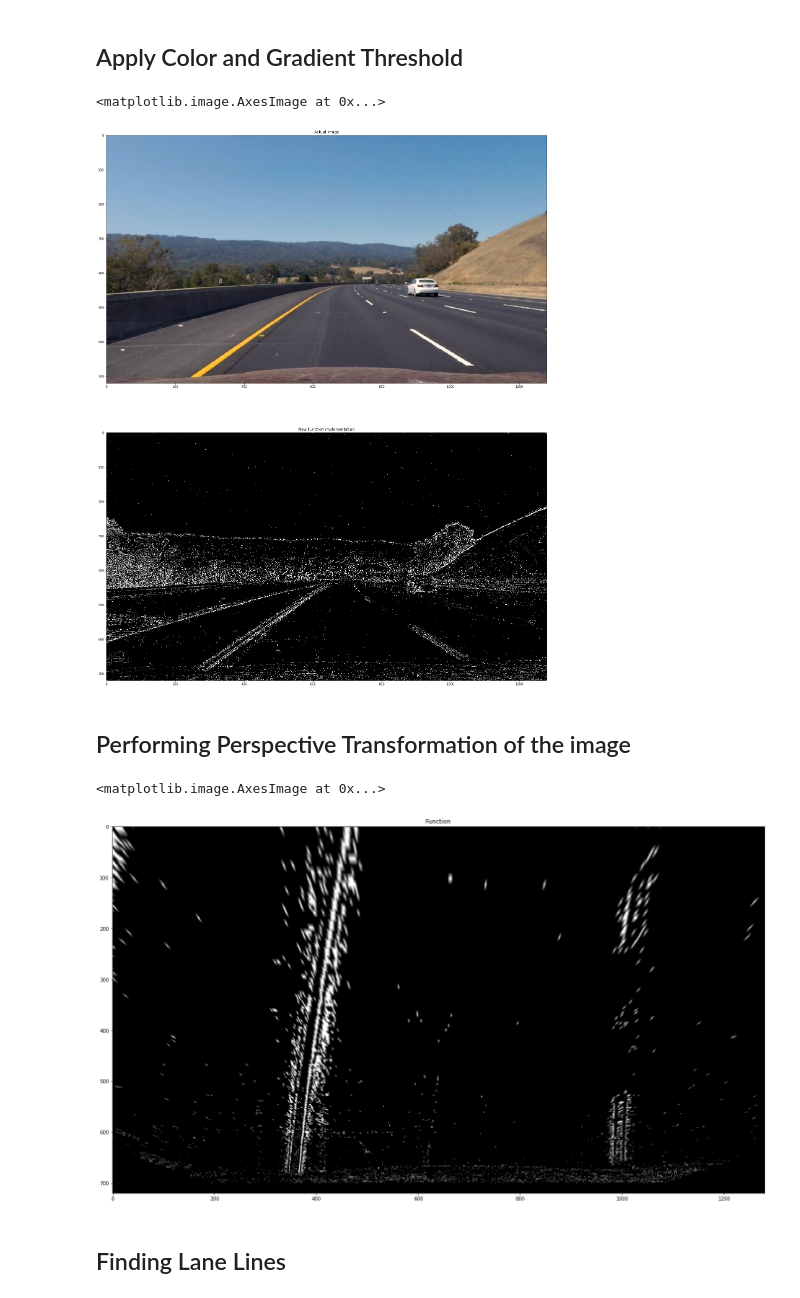
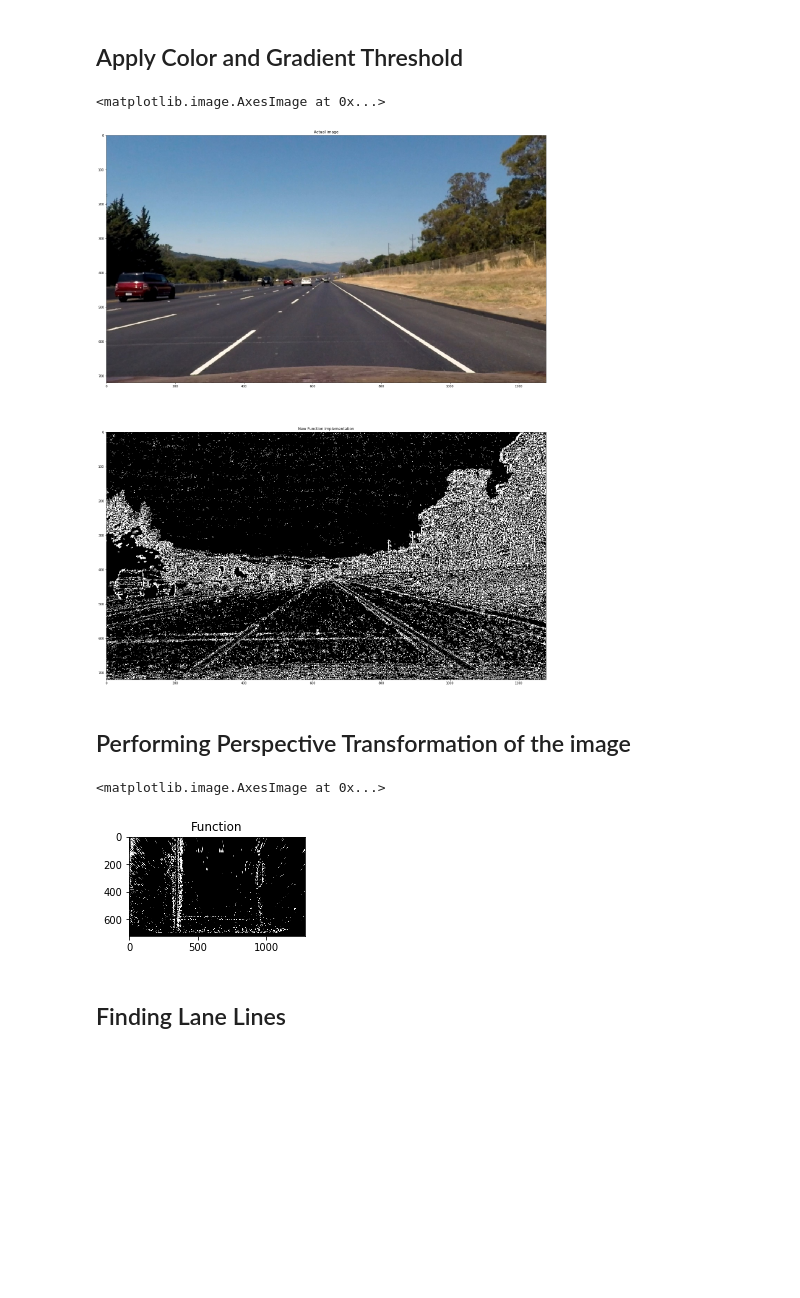
Before and after one commit to AbhilashAbhimsh/Advanced_Lane-lines, a Jupyter notebook: Project.ipynb, the cells around one changed output. Drawn from its saved outputs; the diff is of its cells as text; code cells hidden in the pictures; blank space fills up the shorter version.

```diff
--- a/Project.ipynb
+++ b/Project.ipynb
@@ -56,0 +57,4 @@ plt.imshow(undistorted_img)
+# %%
+image_path = 'test_images/straight_lines2.jpg'
+undistorted_original = undistort_image(image_path, mtx, dist)
+plt.imshow(undistorted_original)
@@ -63,8 +70,8 @@ plt.subplot(311)
 plt.title("Actual image")
 plt.imshow(undistorted_original)
 
-def apply_adaptive_thresholding(undistorted_color_image, channel_index_in_hls=2, kernel_size=5, correction=2):
-    hls = cv2.cvtColor(img, cv2.COLOR_RGB2HLS)
+def apply_adaptive_thresholding(undistorted_color_image, channel_index_in_hls=2, kernel_size=5, correction=0):
+    hls = cv2.cvtColor(undistorted_color_image, cv2.COLOR_RGB2HLS)
     return cv2.adaptiveThreshold(hls[:,:,channel_index_in_hls], 1, cv2.ADAPTIVE_THRESH_GAUSSIAN_C,
                                  cv2.THRESH_BINARY_INV, kernel_size, correction)
 
@@ -74,7 +81,7 @@ def get_sobel_xy(gray, x=0, y=0, kernel_size=3):
     return cv2.Sobel(gray, cv2.CV_64F, x,y, kernel_size)
 
 
-def apply_magnitude_thresholding(gray_img, sobel_x, sobel_y, threshold=(5,120)):
+def apply_magnitude_thresholding(gray_img, sobel_x, sobel_y, threshold=(5,125)):
     #Get Absolute threshold
     absolute_sobel = np.sqrt(np.square(sobel_x) + np.square(sobel_y))
     #scaled thresholding
@@ -85,7 +92,7 @@ def apply_magnitude_thresholding(gray_img, sobel_x, sobel_y, threshold=(5,120)):
     return binary_scaled
 
 
-def apply_orientation_thresholding(sobel_x, sobel_y, threshold=(0,1.4)):
+def apply_orientation_thresholding(sobel_x, sobel_y, threshold=(0,1.45)):
     #Direction threholding
     orientation = np.arctan2(np.absolute(sobel_y), np.absolute(sobel_x))
     binary_orient = np.zeros_like(orientation)
@@ -107,7 +114,7 @@ def combine_threshold_img(color_threshold, mag_orient_threshold_img):
 
 
 color_threshold_img = apply_adaptive_thresholding(undistorted_original)
-gray_img = cv2.cvtColor(img, cv2.COLOR_RGB2GRAY)
+gray_img = cv2.cvtColor(undistorted_original, cv2.COLOR_RGB2GRAY)
 sobel_x = get_sobel_xy(gray_img, 1,0)
 sobel_y = get_sobel_xy(gray_img, 0,1)
 magnitude_threshold_img = apply_magnitude_thresholding(gray_img, sobel_x, sobel_y)
@@ -120,7 +127,7 @@ plt.title("New Function implementation")
 plt.imshow(threshold_img, cmap='gray')
 # %% [output]
 <matplotlib.image.AxesImage at 0x...>
-[figure, old version]
+[figure, new version]
 # %% [markdown]
 ## Performing Perspective Transformation of the image
 # %%
@@ -136,36 +143,36 @@ def get_src_dst_for_warp(undistorted_bin_img):
     src = np.array([[midpoint-offset_midpoint, height_low],[midpoint+offset_midpoint, height_low],
                 [midpoint+4.2*offset_midpoint, height_hight],[midpoint-4.2*offset_midpoint, height_hight]], np.float32)
 
 
     dst = np.array([[midpoint-3.7*offset_midpoint, offset],[midpoint+3.7*offset_midpoint, offset],
-                    [midpoint+3.5*offset_midpoint, height_hight],[midpoint-3.5*offset_midpoint, height_hight]], np.float32)
+                    [midpoint+3.45*offset_midpoint, height_hight],[midpoint-3.45*offset_midpoint, height_hight]], np.float32)
 
     # plt.scatter(midpoint-offset_midpoint, height_low, color='red')
     # plt.scatter(midpoint+offset_midpoint, height_low, color='green')
     # plt.scatter(midpoint+4.2*offset_midpoint, height_hight, color='white')
     # plt.scatter(midpoint-4.2*offset_midpoint, height_hight, color='blue')
 
     # plt.scatter(midpoint-4.2*offset_midpoint, offset, color='red')
     # plt.scatter(midpoint+4*offset_midpoint, offset, color='green')
     # plt.scatter(midpoint+4.2*offset_midpoint, height_hight, color='white')
     # plt.scatter(midpoint-4.2*offset_midpoint, height_hight, color='blue')
     # plt.imshow(undistorted_bin_img, cmap='gray')
     return src,dst
 
 def apply_perspective_transform(undistorted_bin_img, src, dst):
     h,w = undistorted_bin_img.shape
     M = cv2.getPerspectiveTransform(src,dst)
     return cv2.warpPerspective(undistorted_bin_img, M, (w,h), cv2.INTER_LINEAR)
 
 src, dst = get_src_dst_for_warp(threshold_img)
 warp_img = apply_perspective_transform(threshold_img, src, dst)
-plt.figure(figsize=(30,30))
+# plt.figure(figsize=(20,20))
 plt.subplot(211)
 plt.title("Function")
 plt.imshow(warp_img, cmap='gray')
 # %% [output]
 <matplotlib.image.AxesImage at 0x...>
-[figure, old version]
+[figure, new version]
 # %% [markdown]
 ## Finding Lane Lines
 # %% [markdown]
```
Also changed, not shown: parts of 11 cells of this notebook.
